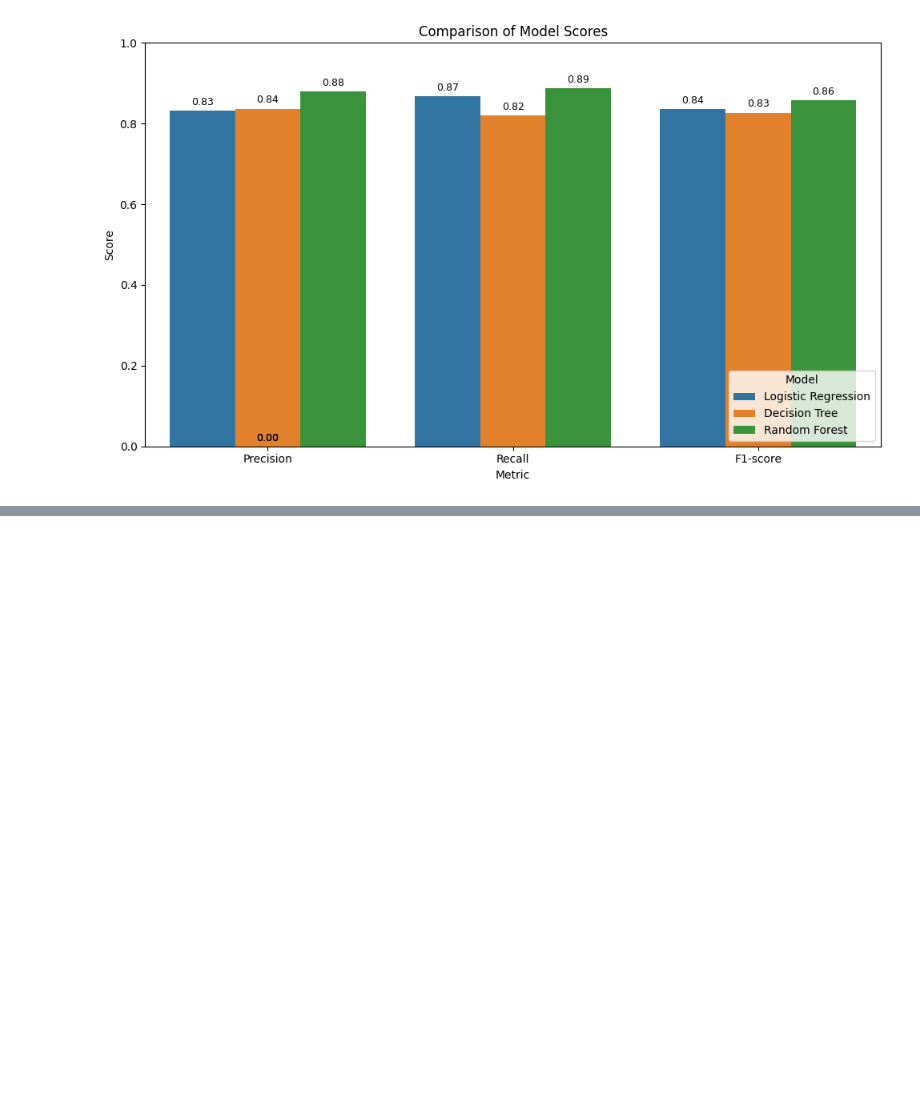
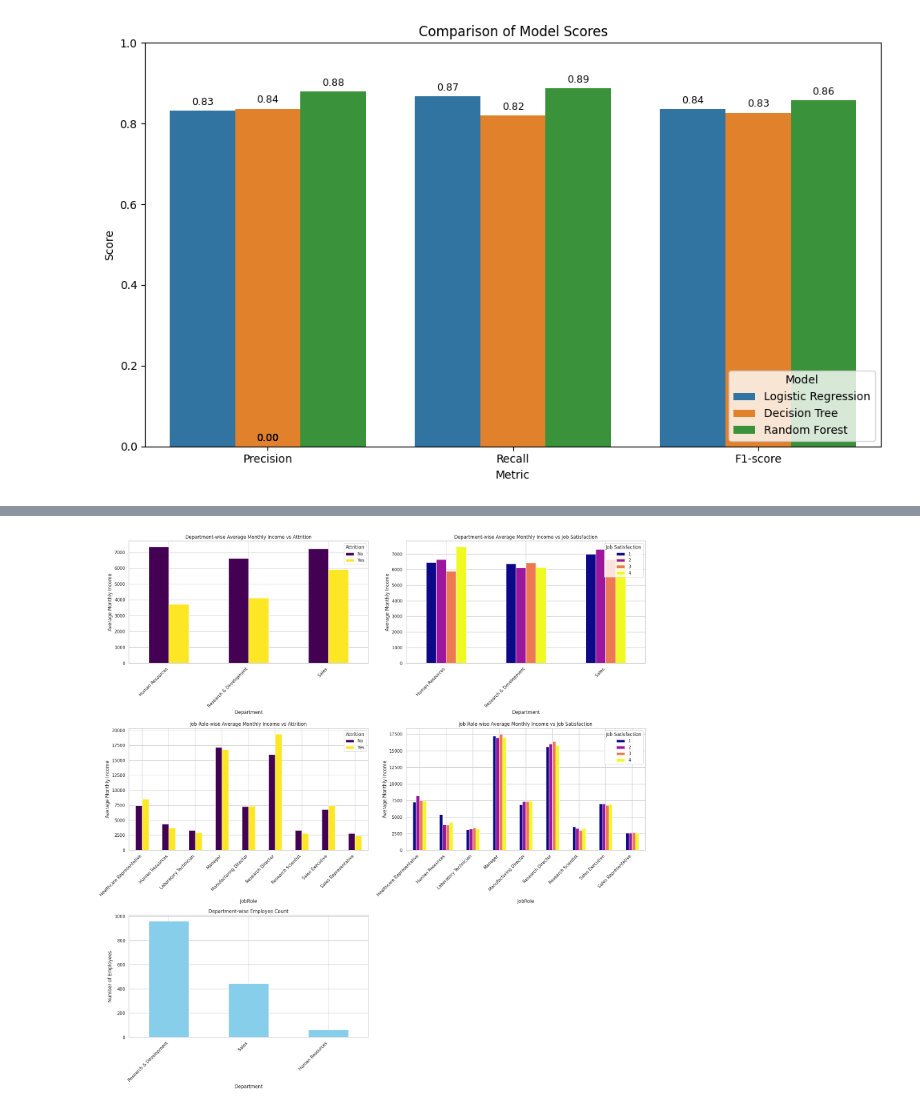
Before and after one commit to Mahendran180923/employee_attrition, a Jupyter notebook: Employee_Attrition.ipynb, the cells around one changed output, grey strips where cells are left out. Drawn from its saved outputs; the diff is of its cells as text; code cells hidden in the pictures; blank space fills up the shorter version.

```diff
--- a/Employee_Attrition.ipynb
+++ b/Employee_Attrition.ipynb
@@ -778,0 +942,76 @@ plt.show()
+# %%
+import pandas as pd
+import matplotlib.pyplot as plt
+import seaborn as sns
+
+# # Load the dataset
+# df = pd.read_csv('Employee_Attrition.csv')
+
+# # Drop irrelevant columns
+# df = df.drop(columns=['EmployeeCount', 'EmployeeNumber', 'Over18', 'StandardHours', 'YearsPerCompany', 'Diff'])
+
+# Create a figure for the new visualizations
+plt.figure(figsize=(20, 25))
+plt.subplots_adjust(hspace=0.6, wspace=0.3)
+
+# 1. Department-wise Average Monthly Income against Attrition
+plt.subplot(4, 2, 1)
+dept_attr_income = df.groupby(['Department', 'Attrition'])['MonthlyIncome'].mean().unstack()
+dept_attr_income.plot(kind='bar', ax=plt.gca(), cmap='viridis')
+plt.title('Department-wise Average Monthly Income vs Attrition')
+plt.ylabel('Average Monthly Income')
+plt.xticks(rotation=45, ha='right')
+plt.legend(title='Attrition')
+
+# 2. Department-wise Average Monthly Income against Job Satisfaction
+plt.subplot(4, 2, 2)
+dept_jsat_income = df.groupby(['Department', 'JobSatisfaction'])['MonthlyIncome'].mean().unstack()
+dept_jsat_income.plot(kind='bar', ax=plt.gca(), cmap='plasma')
+plt.title('Department-wise Average Monthly Income vs Job Satisfaction')
+plt.ylabel('Average Monthly Income')
+plt.xticks(rotation=45, ha='right')
+plt.legend(title='Job Satisfaction')
+
+# 3. Job Role-wise Average Monthly Income against Attrition
+plt.subplot(4, 2, 3)
+job_attr_income = df.groupby(['JobRole', 'Attrition'])['MonthlyIncome'].mean().unstack()
+job_attr_income.plot(kind='bar', ax=plt.gca(), cmap='viridis')
+plt.title('Job Role-wise Average Monthly Income vs Attrition')
+plt.ylabel('Average Monthly Income')
+plt.xticks(rotation=45, ha='right')
+plt.legend(title='Attrition')
+
+# 4. Job Role-wise Average Monthly Income against Job Satisfaction
+plt.subplot(4, 2, 4)
+job_jsat_income = df.groupby(['JobRole', 'JobSatisfaction'])['MonthlyIncome'].mean().unstack()
+job_jsat_income.plot(kind='bar', ax=plt.gca(), cmap='plasma')
+plt.title('Job Role-wise Average Monthly Income vs Job Satisfaction')
+plt.ylabel('Average Monthly Income')
+plt.xticks(rotation=45, ha='right')
+plt.legend(title='Job Satisfaction')
+
+# 5. Department-wise Employee Count
+plt.subplot(4, 2, 5)
+department_counts = df['Department'].value_counts()
+department_counts.plot(kind='bar', ax=plt.gca(), color='skyblue')
+plt.title('Department-wise Employee Count')
+plt.ylabel('Number of Employees')
+plt.xticks(rotation=45, ha='right')
+
+plt.tight_layout()
+plt.savefig('additional_attrition_analysis_visualizations.png')
+
+# Calculate KPIs
+overall_attrition_rate = df['Attrition'].value_counts(normalize=True)['Yes'] * 100
+average_job_satisfaction = df['JobSatisfaction'].mean()
+average_work_life_balance = df['WorkLifeBalance'].mean()
+
+print("\n--- Key Performance Indicators (KPIs) ---\n")
+print(f"Overall Attrition Rate: {overall_attrition_rate:.2f}%\n")
+print(f"Average Job Satisfaction (1-4 scale): {average_job_satisfaction:.2f}\n")
+print(f"Average Work-Life Balance (1-4 scale): {average_work_life_balance:.2f}")
+
+# Department-wise employee count table
+print("\n--- Department-wise Employee Count ---")
+print(department_counts.to_markdown(numalign="left", stralign="left"))
+# %% [output]
@@ -778,0 +1032 @@ plt.show()
+[figure, added]
```
Also changed, not shown: parts of 8 cells of this notebook.
